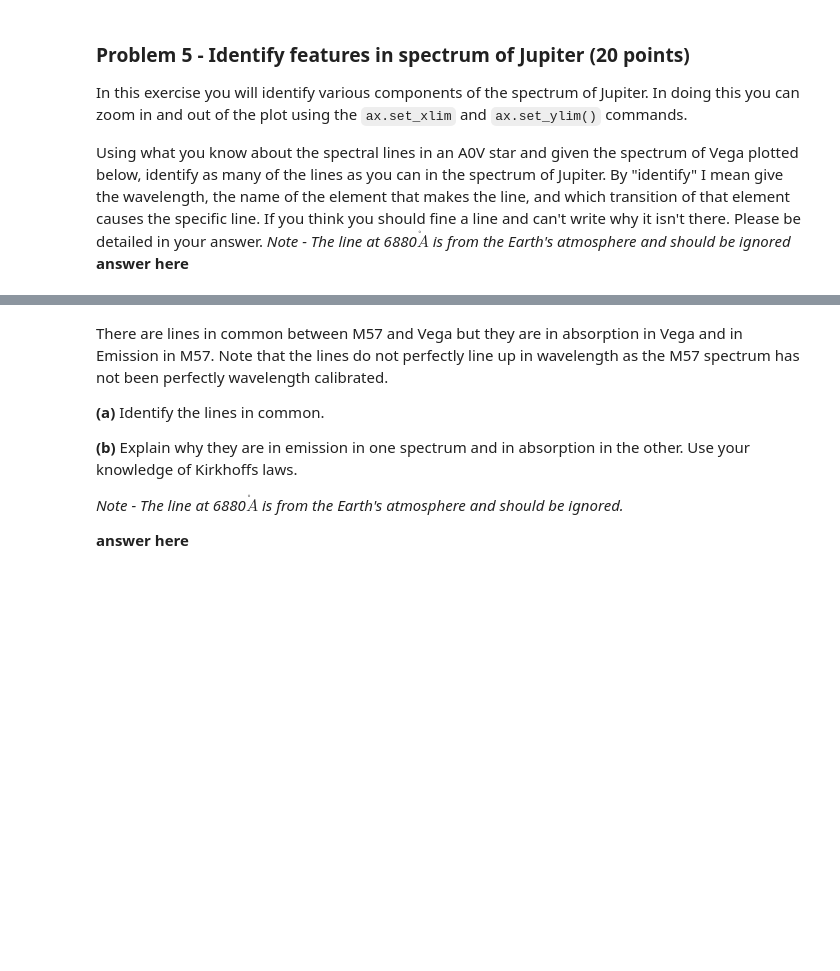
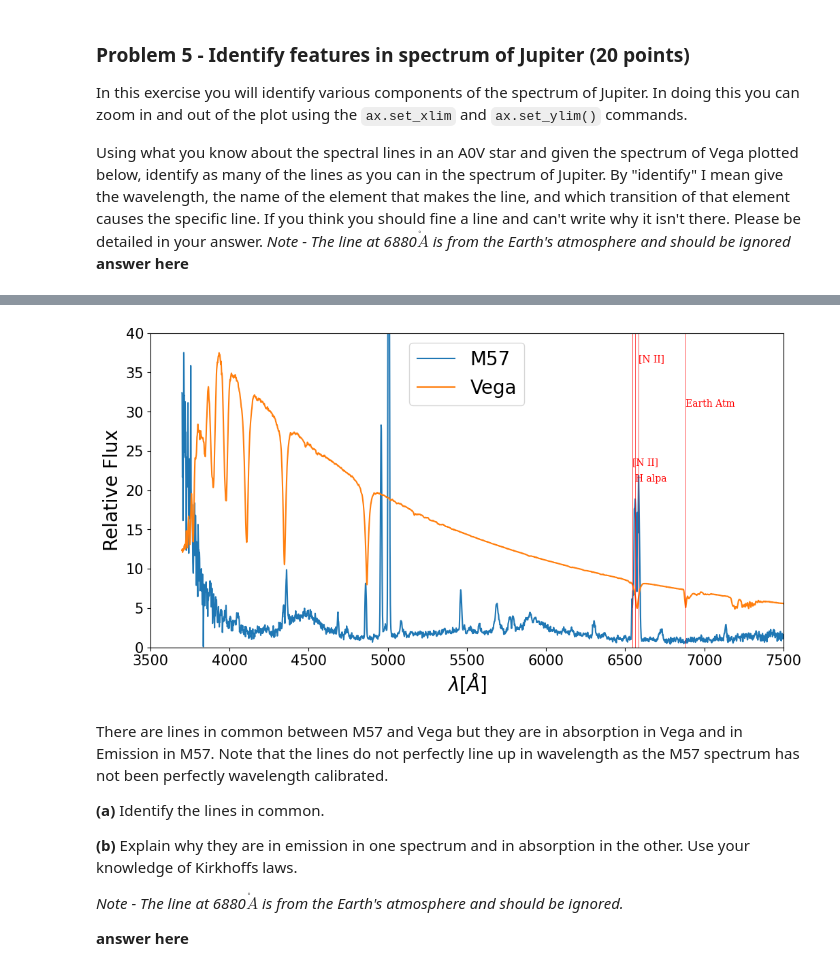
Before and after one commit to Colouss/Analysis_real_spectra_student, a Jupyter notebook: analysis_real_spectra.student.ipynb, the cells around one changed output, grey strips where cells are left out. Drawn from its saved outputs; the diff is of its cells as text; code cells hidden in the pictures; blank space fills up the shorter version.

```diff
--- a/analysis_real_spectra.student.ipynb
+++ b/analysis_real_spectra.student.ipynb
@@ -509,27 +548,66 @@ In this exercise you will identify various components of the spectrum of Jupiter
 # %%
 #plot Vega and M57, where I have scaled the flux of Jupiter so that they
 #better overlap. You can change that scaling
 plt.figure(figsize = (12,6))
 ax = plt.gca()
 plt.plot(specm57.wavelength,specm57.flux,label="M57")
 plt.plot(specvega.wavelength,specvega.flux*8,label="Vega")
 
 #**************
 #you can change these to zoom in and out of certain parts of the spectra.
 #Make a copy of these and change your copy so as to remember what the
 #original values were
-fluxmin =
-fluxmax =
-lammin =
-lammax =
+fluxmin = 0
+fluxmax = 40
+lammin = 3500
+lammax = 7500
 ax.set_ylim([fluxmin,fluxmax])
 ax.set_xlim([lammin,lammax])
 
 plt.xticks(fontsize=15)
 plt.yticks(fontsize=15)
 plt.xlabel("$\lambda [\AA]$",fontsize=20)
 plt.ylabel("Relative Flux",fontsize=20)
 plt.legend(fontsize=20)
+#Uncomment all of the lines that correspond to identifiable features in the spectra
+linelist = [
+#     ('[AR IV]',4740),
+#     ('[OII]',3727),
+#     ('[O III]',4363),
+#     ('[O III]',4959),
+#     ('[O III]',5007),
+#     ('[OI]',6300),
+#     ('[OI]',6363),
+     ('[N II]',6548),
+     ('[N II]',6584),
+#     ('[S II]',6716),
+#     ('[S II]',6731),
+#     ('CIII',4647),
+#     ('MgI',5170),
+#     ('FeI', 5270),
+#     ('Hepsilon',3970),
+#     ('Hdelta',4103),
+#     ('H gamma',4341),
+#     ('H beta',4861),
+     ('H alpa',6563),
+#     ('NaD', 5890),
+#     ('HeII',4541),
+#     ('He II',4686),
+#     ('HeI',4471),
+#     ('HE II',5411),
+#     ('[CL III]',5517),
+#     ('[CL III]',5537),
+#     ('[N II]',5755),
+#     ('He I',5875),
+#     ('HeI',7065),
+#     ('[Ar III]',7135),
+#     ('FeI',5335),
+     ('Earth Atm',6880)
+]
+#draw lines on the spectrum
+lineplot(linelist)
+# %% [output]
+[figure, added]
 # %% [markdown]
 There are lines in common between M57 and Vega but they are in absorption in Vega and in Emission in M57. Note that the lines do not perfectly line up in wavelength as the M57 spectrum has not been perfectly wavelength calibrated.
 
```
Also changed, not shown: parts of 7 cells of this notebook.
